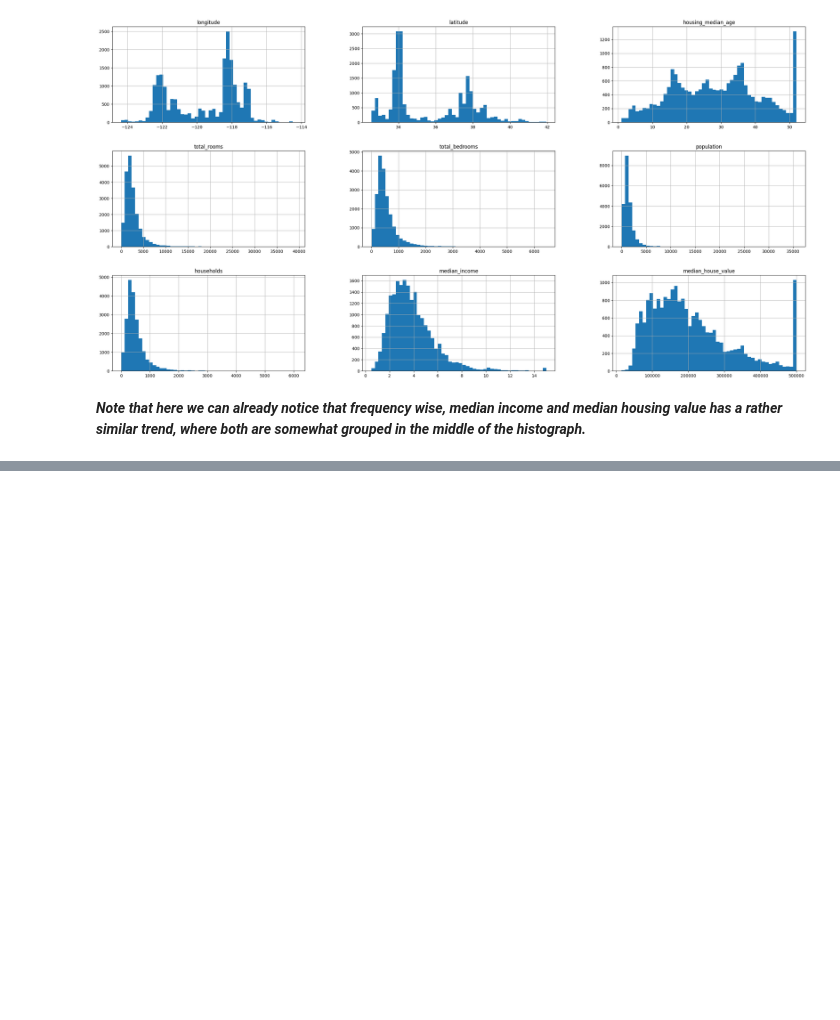
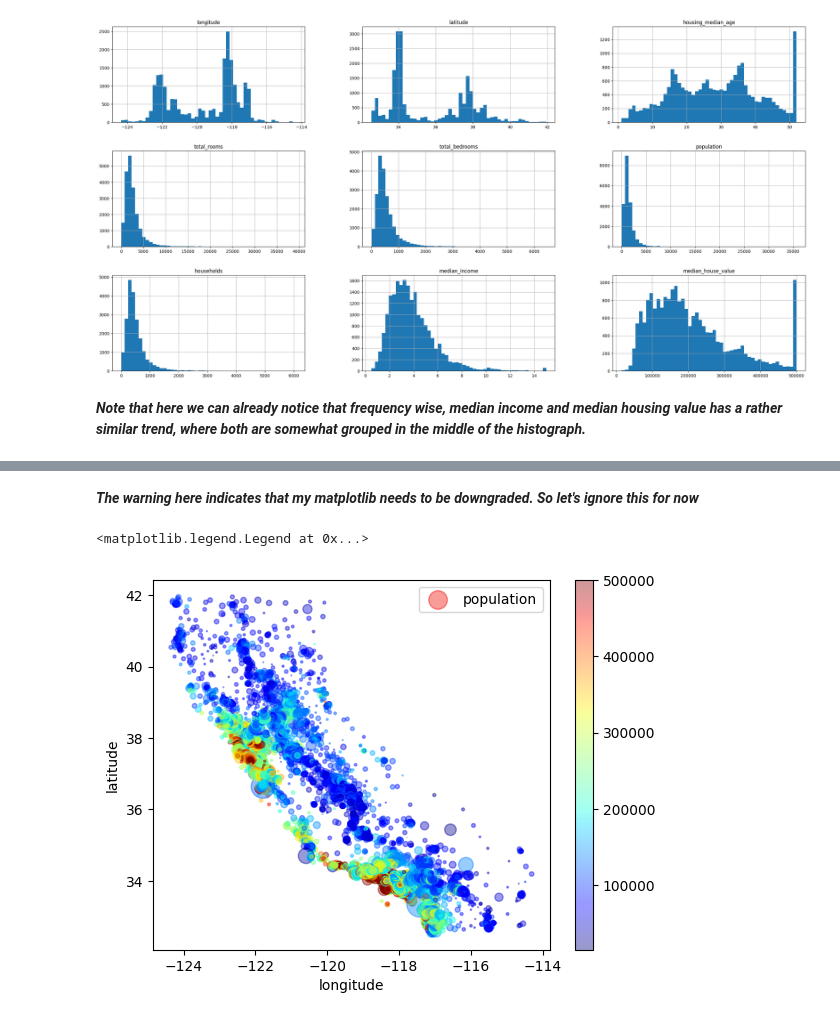
Before and after one commit to Nikolaidp24/Machine-Learning, a Jupyter notebook: Housing_Price/housing_explained.ipynb, the cells around one changed output, grey strips where cells are left out. Cells and saved outputs as stored; diff of their text form; code cells hidden in the pictures; blank space fills up the shorter version.

```diff
--- a/Housing_Price/housing_explained.ipynb
+++ b/Housing_Price/housing_explained.ipynb
@@ -94,0 +122,10 @@ plt.show()
+# %% [markdown]
+***The warning here indicates that my matplotlib needs to be downgraded. So let's ignore this for now***
+# %%
+df_viz.plot(kind='scatter', x='longitude', y='latitude', alpha=0.4,
+            s=df_viz['population']/100, c=df_viz['median_house_value'], cmap=plt.get_cmap("jet"),
+            colorbar=True, sharex=False, label='population')
+plt.legend()
+# %% [output]
+<matplotlib.legend.Legend at 0x...>
+[figure, added]
```
Also changed, not shown: parts of 3 cells of this notebook, 3 other files.
